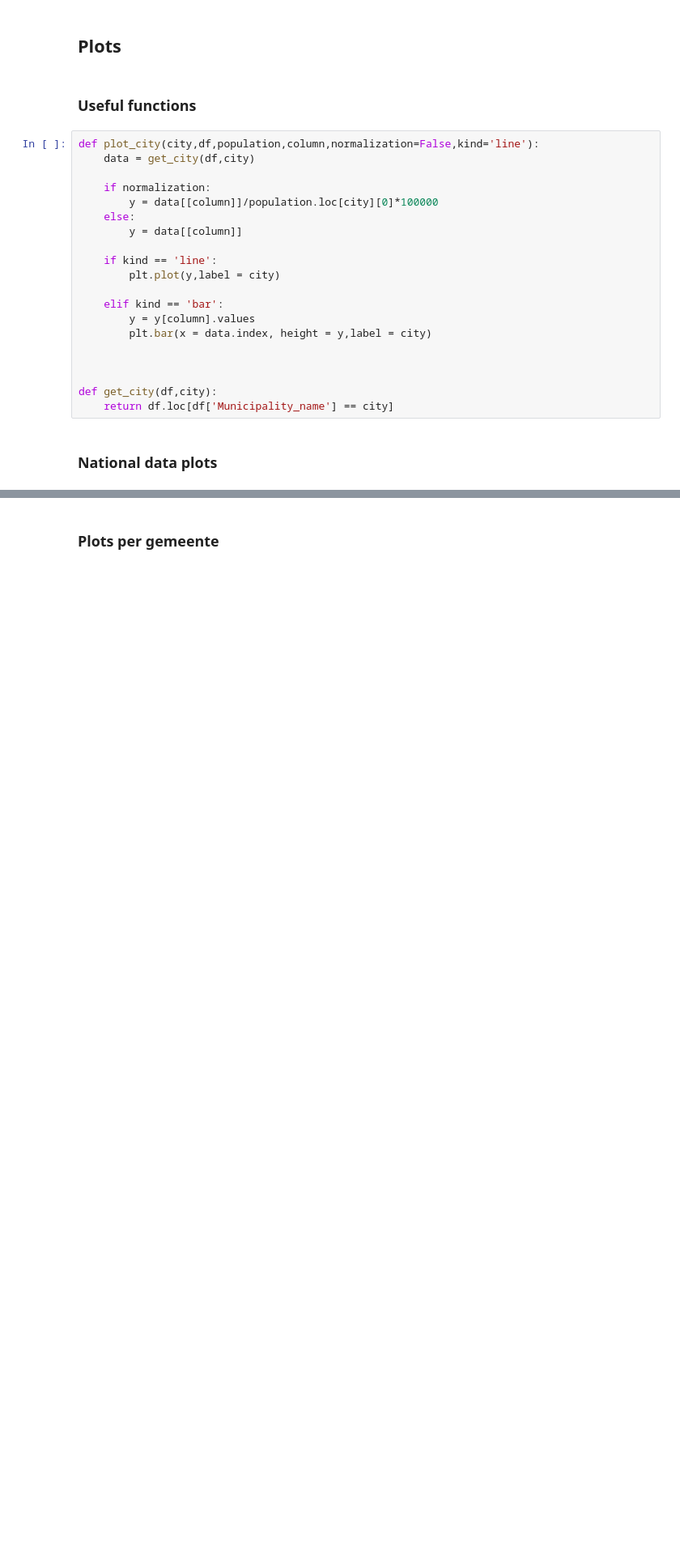
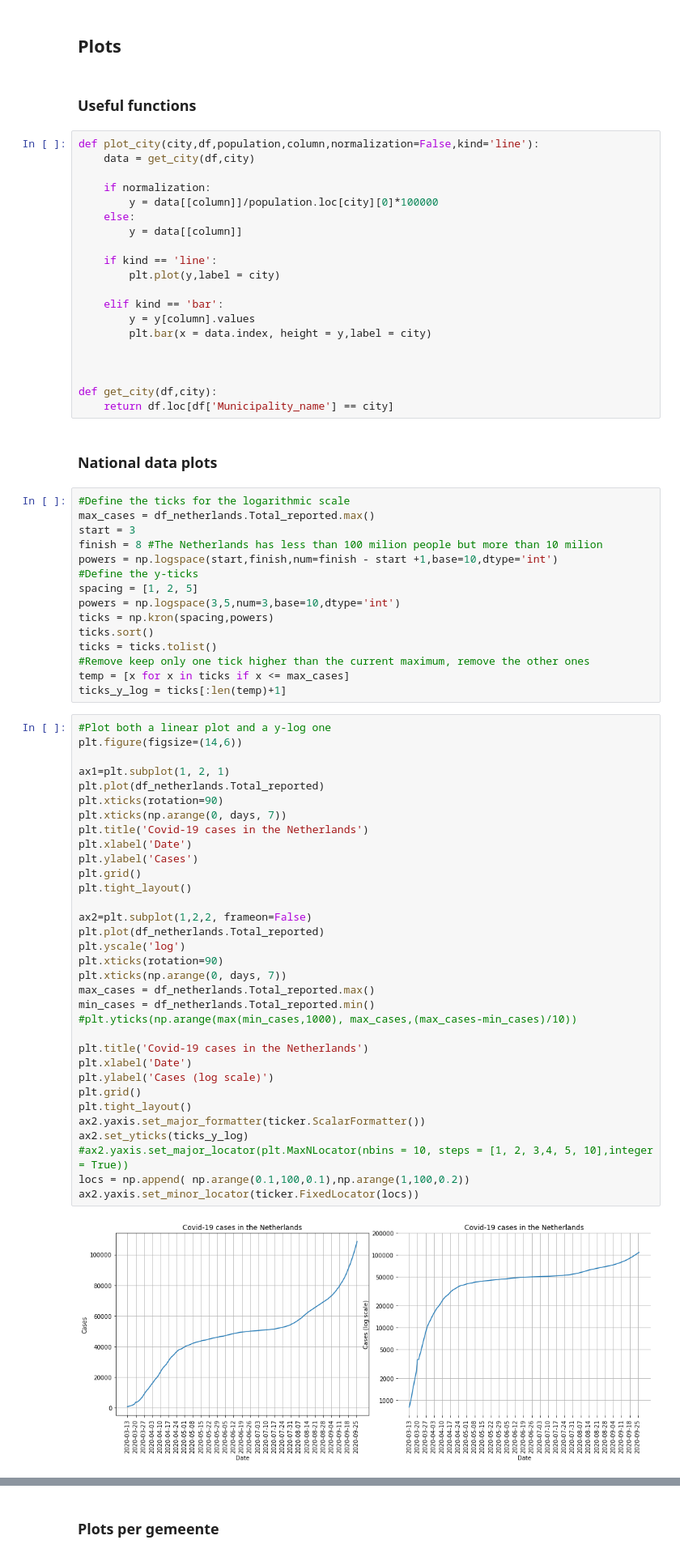
Before and after one commit to tom-py/covid-19_cases_netherlands, a Jupyter notebook: Covid-19_cases_per_city_Netherlands.ipynb, the cells around one changed output, grey strips where cells are left out. Shown at 81% size. Saved outputs shown, nothing was run; the diff lists cells and outputs as text; blank space fills up the shorter version.

```diff
--- a/Covid-19_cases_per_city_Netherlands.ipynb
+++ b/Covid-19_cases_per_city_Netherlands.ipynb
@@ -95,4 +97,54 @@ def get_city(df,city):
     return df.loc[df['Municipality_name'] == city]
 # %% [markdown]
 ### National data plots
+# %%
+#Define the ticks for the logarithmic scale
+max_cases = df_netherlands.Total_reported.max()
+start = 3
+finish = 8 #The Netherlands has less than 100 milion people but more than 10 milion
+powers = np.logspace(start,finish,num=finish - start +1,base=10,dtype='int')
+#Define the y-ticks
+spacing = [1, 2, 5]
+powers = np.logspace(3,5,num=3,base=10,dtype='int')
+ticks = np.kron(spacing,powers)
+ticks.sort()
+ticks = ticks.tolist()
+#Remove keep only one tick higher than the current maximum, remove the other ones
+temp = [x for x in ticks if x <= max_cases]
+ticks_y_log = ticks[:len(temp)+1]
+# %%
+#Plot both a linear plot and a y-log one
+plt.figure(figsize=(14,6))
+
+ax1=plt.subplot(1, 2, 1)
+plt.plot(df_netherlands.Total_reported)
+plt.xticks(rotation=90)
+plt.xticks(np.arange(0, days, 7))
+plt.title('Covid-19 cases in the Netherlands')
+plt.xlabel('Date')
+plt.ylabel('Cases')
+plt.grid()
+plt.tight_layout()
+
+ax2=plt.subplot(1,2,2, frameon=False)
+plt.plot(df_netherlands.Total_reported)
+plt.yscale('log')
+plt.xticks(rotation=90)
+plt.xticks(np.arange(0, days, 7))
+max_cases = df_netherlands.Total_reported.max()
+min_cases = df_netherlands.Total_reported.min()
+#plt.yticks(np.arange(max(min_cases,1000), max_cases,(max_cases-min_cases)/10))
+
+plt.title('Covid-19 cases in the Netherlands')
+plt.xlabel('Date')
+plt.ylabel('Cases (log scale)')
+plt.grid()
+plt.tight_layout()
+ax2.yaxis.set_major_formatter(ticker.ScalarFormatter())
+ax2.set_yticks(ticks_y_log)
+#ax2.yaxis.set_major_locator(plt.MaxNLocator(nbins = 10, steps = [1, 2, 3,4, 5, 10],integer = True))
+locs = np.append( np.arange(0.1,100,0.1),np.arange(1,100,0.2))
+ax2.yaxis.set_minor_locator(ticker.FixedLocator(locs))
+# %% [output]
+[figure, added]
 # %%
```
Also changed, not shown: parts of 7 cells of this notebook.
